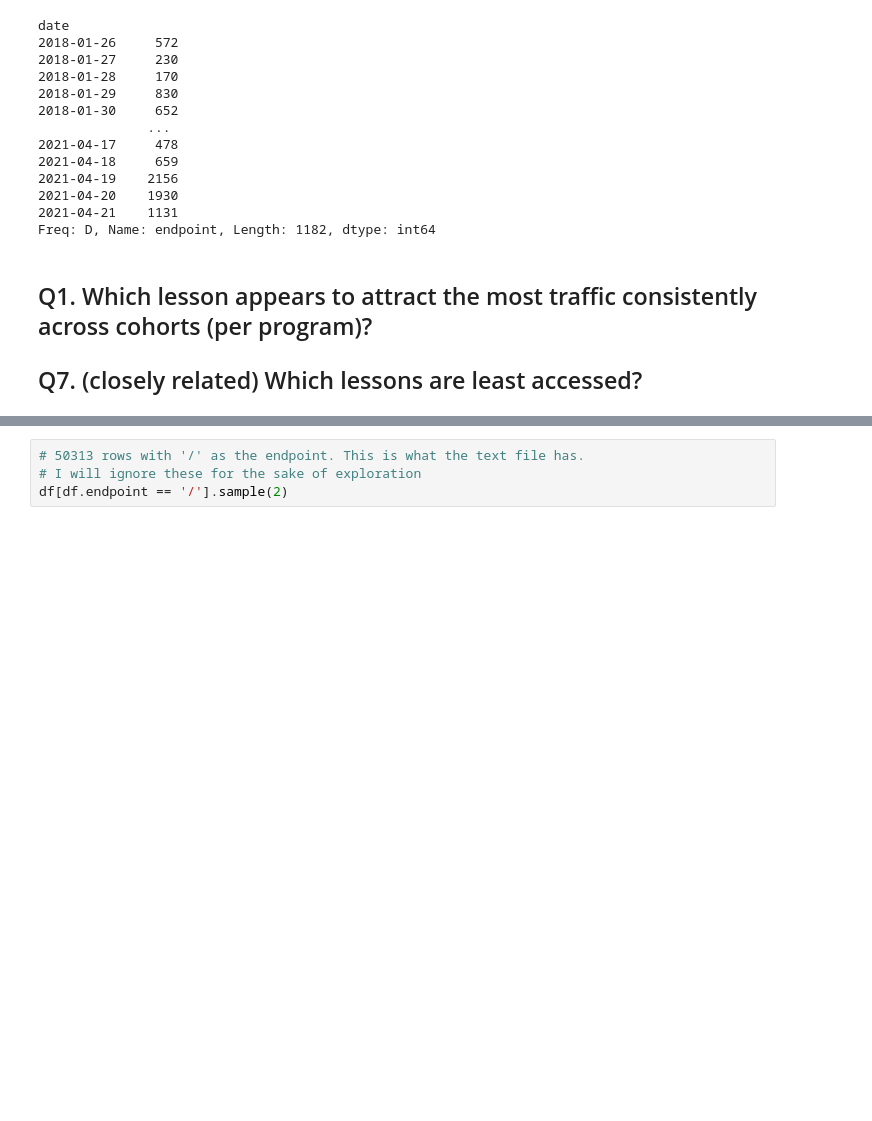
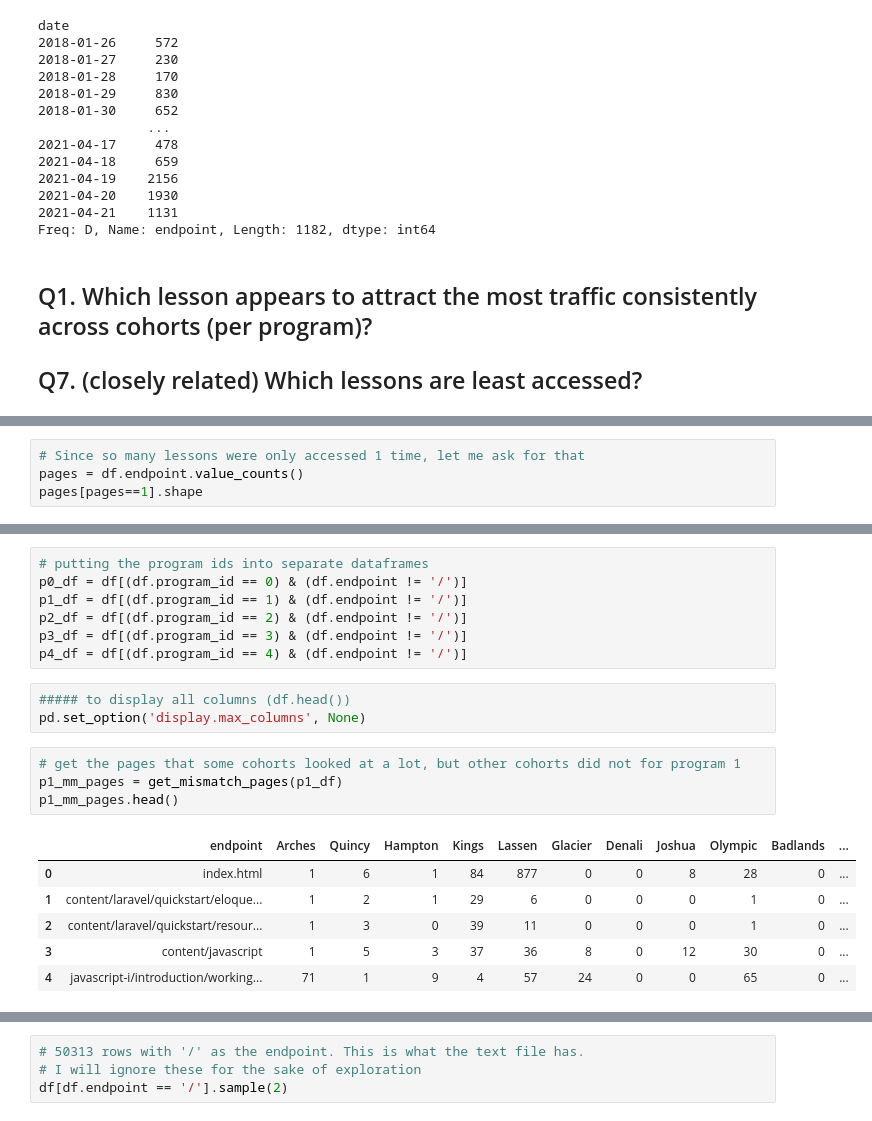
Before and after one commit to codeup-divergence/project-anomaly-detection, a Jupyter notebook: corey_explore.ipynb, the cells around one changed output, grey strips where cells are left out. Cells and saved outputs as stored; diff of their text form; blank space fills up the shorter version.

```diff
--- a/corey_explore.ipynb
+++ b/corey_explore.ipynb
@@ -85,0 +172,4 @@ Freq: D, Name: endpoint, Length: 1182, dtype: int64
+# %%
+# Since so many lessons were only accessed 1 time, let me ask for that
+pages = df.endpoint.value_counts()
+pages[pages==1].shape
@@ -85,0 +241,21 @@ Freq: D, Name: endpoint, Length: 1182, dtype: int64
+# %%
+# putting the program ids into separate dataframes
+p0_df = df[(df.program_id == 0) & (df.endpoint != '/')]
+p1_df = df[(df.program_id == 1) & (df.endpoint != '/')]
+p2_df = df[(df.program_id == 2) & (df.endpoint != '/')]
+p3_df = df[(df.program_id == 3) & (df.endpoint != '/')]
+p4_df = df[(df.program_id == 4) & (df.endpoint != '/')]
+# %%
+##### to display all columns (df.head())
+pd.set_option('display.max_columns', None)
+# %%
+# get the pages that some cohorts looked at a lot, but other cohorts did not for program 1
+p1_mm_pages = get_mismatch_pages(p1_df)
+p1_mm_pages.head()
+# %% [output]
+|  | endpoint | Arches | Quincy | Hampton | Kings | Lassen | Glacier | Denali | Joshua | Olympic | Badlands | ... |
+| 0 | index.html | 1 | 6 | 1 | 84 | 877 | 0 | 0 | 8 | 28 | 0 | ... |
+| 1 | content/laravel/quickstart/eloque... | 1 | 2 | 1 | 29 | 6 | 0 | 0 | 0 | 1 | 0 | ... |
+| 2 | content/laravel/quickstart/resour... | 1 | 3 | 0 | 39 | 11 | 0 | 0 | 0 | 1 | 0 | ... |
+| 3 | content/javascript | 1 | 5 | 3 | 37 | 36 | 8 | 0 | 12 | 30 | 0 | ... |
+| 4 | javascript-i/introduction/working... | 71 | 1 | 9 | 4 | 57 | 24 | 0 | 0 | 65 | 0 | ... |
```
Also changed, not shown: parts of 18 cells of this notebook.
